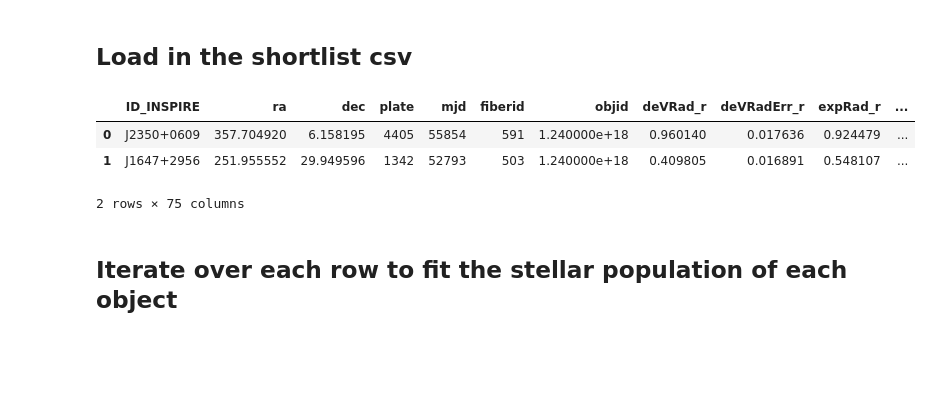
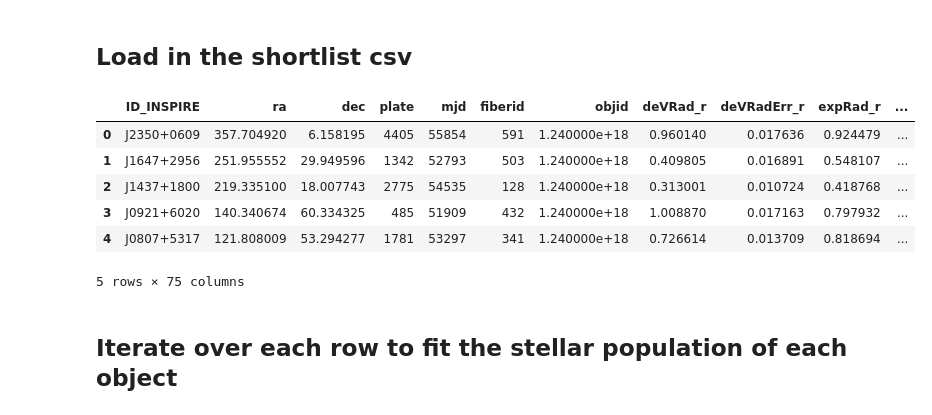
Before and after one commit to charlierosen/AS01_E_INSPIRE, a Jupyter notebook: notebooks/EInspireRefitting.ipynb, the cells around one changed output. Cells and saved outputs as stored; diff of their text form; code cells hidden in the pictures; blank space fills up the shorter version.

```diff
--- a/notebooks/EInspireRefitting.ipynb
+++ b/notebooks/EInspireRefitting.ipynb
@@ -212,23 +212,26 @@ def get_values_from_sfh(univ_age,sfh_table,ycol):
 # %%
 from pathlib import Path
 DATA_DIR = Path('../data') if Path('../data').exists() else Path('data')
 
 # Column mapping: rename E-INSPIRE master catalogue columns to match INSPIRE names used throughout this notebook
 einspire_to_inspire = {
     'GALAXY ID':        'ID_INSPIRE',
     'velDisp_ppxf_res': 'Vdisp_XSH',
     'MgFe':             'AlphaFe',
     'z':                'zspec_XSH',
 }
 
 df_in = pd.read_csv(DATA_DIR / 'E-INSPIRE_I_master_catalogue.csv')
 df_in = df_in.rename(columns=einspire_to_inspire)
-df_in = df_in.head(2)
+#df_in = df_in.head(10)
 df_in.head()
 # %% [output]
 |  | ID_INSPIRE | ra | dec | plate | mjd | fiberid | objid | deVRad_r | deVRadErr_r | expRad_r | ... |
 | 0 | J2350+0609 | 357.704920 | 6.158195 | 4405 | 55854 | 591 | 1.240000e+18 | 0.960140 | 0.017636 | 0.924479 | ... |
 | 1 | J1647+2956 | 251.955552 | 29.949596 | 1342 | 52793 | 503 | 1.240000e+18 | 0.409805 | 0.016891 | 0.548107 | ... |
+| 2 | J1437+1800 | 219.335100 | 18.007743 | 2775 | 54535 | 128 | 1.240000e+18 | 0.313001 | 0.010724 | 0.418768 | ... |
+| 3 | J0921+6020 | 140.340674 | 60.334325 | 485 | 51909 | 432 | 1.240000e+18 | 1.008870 | 0.017163 | 0.797932 | ... |
+| 4 | J0807+5317 | 121.808009 | 53.294277 | 1781 | 53297 | 341 | 1.240000e+18 | 0.726614 | 0.013709 | 0.818694 | ... |
-2 rows × 75 columns
+5 rows × 75 columns
 # %% [markdown]
 ## Iterate over each row to fit the stellar population of each object
```
Also changed, not shown: parts of 11 cells of this notebook, 4 other files.
